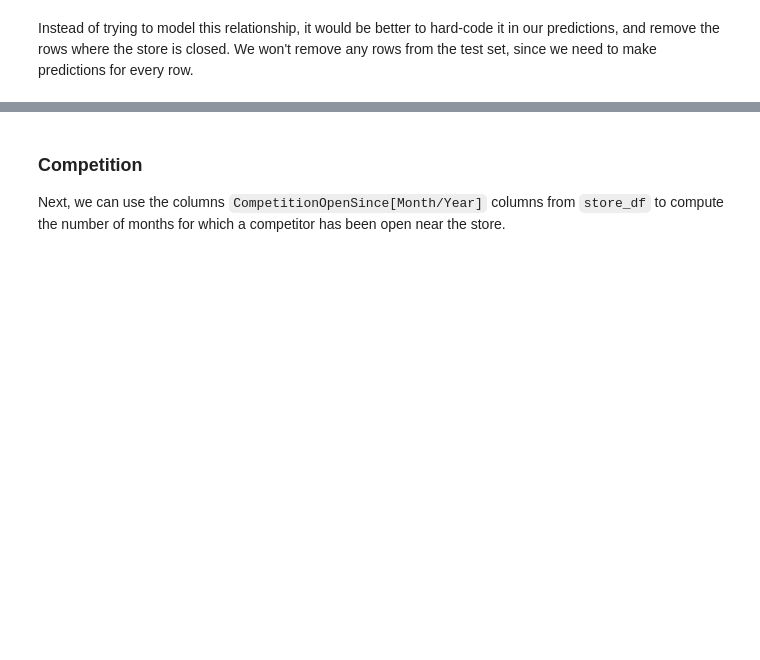
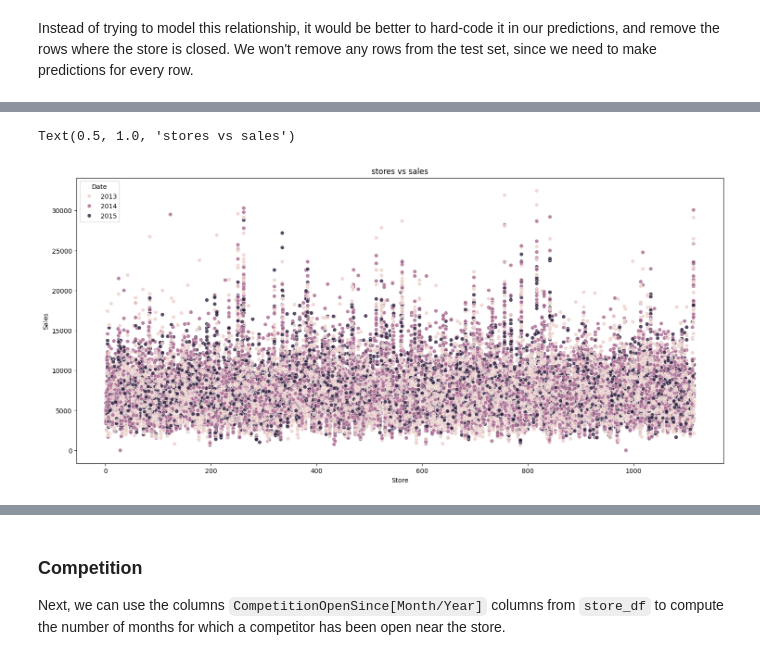
Before and after one commit to jasurme/Rossman-store-sales-analysis-and-prediction, a Jupyter notebook: rossman_store_notebook.ipynb, the cells around one changed output, grey strips where cells are left out. Drawn from its saved outputs; the diff is of its cells as text; code cells hidden in the pictures; blank space fills up the shorter version.

```diff
--- a/rossman_store_notebook.ipynb
+++ b/rossman_store_notebook.ipynb
@@ -92,6 +213,9 @@ temp_df.columns
 # %%
-"""#plt.figure(figsize=(18,8))
+plt.figure(figsize=(18,8))
 sns.scatterplot(x=temp_df.Store, y=temp_df.Sales, hue=temp_df.Date.dt.year, alpha=0.8)
-plt.title('stores vs sales')"""
+plt.title('stores vs sales')
+# %% [output]
+Text(0.5, 1.0, 'stores vs sales')
+[figure, added]
 # %%
 merged_df.head(10)
```
Also changed, not shown: parts of 81 cells of this notebook, 1 other file.
